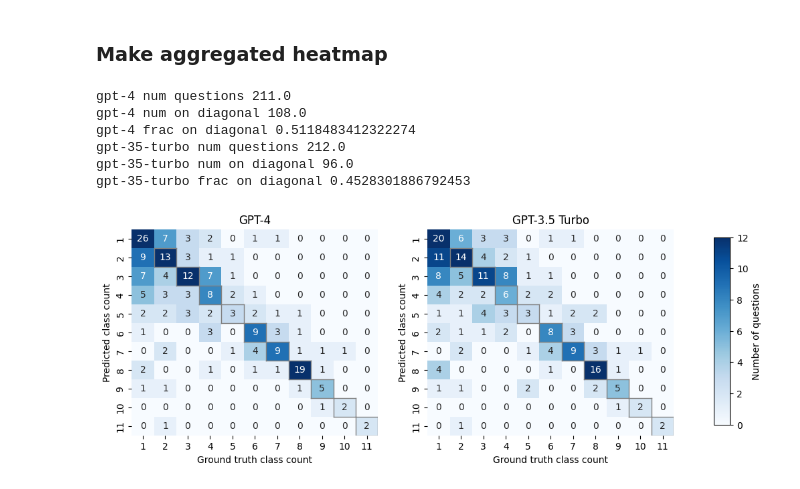
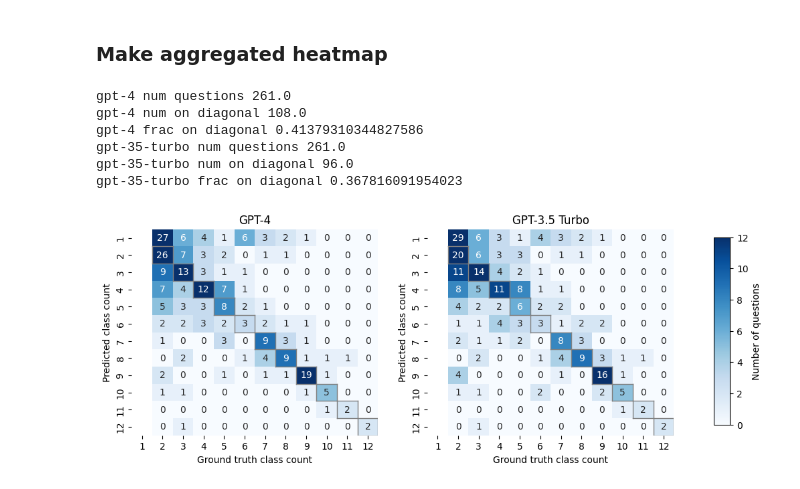
Before and after one commit to csinva/pedidose-efic-analysis, a Jupyter notebook: notebooks/02_theme_classification_site_level.ipynb, the cells around one changed output. Drawn from its saved outputs; the diff is of its cells as text; code cells hidden in the pictures.

```diff
--- a/notebooks/02_theme_classification_site_level.ipynb
+++ b/notebooks/02_theme_classification_site_level.ipynb
@@ -114,7 +118,7 @@ for i, checkpoint in enumerate(checkpoints):
         except:
             print(
                 f'Failed to load classification_confusion_matrix_{site}_{checkpoint.split("/")[-1]}.pkl')
-    mat = mat[1:, 1:]
+    mat[:, 0] = np.nan
     mats.append(mat)
 
 
@@ -131,35 +135,35 @@ for i, checkpoint in enumerate(checkpoints):
     ax.set_yticks(np.arange(mat.shape[0]) +
                   0.5, np.arange(np.max(mat.shape[0])) + 1)
     dvu.outline_diagonal(mat.shape, roffset=0.5,
                          coffset=0.5, skip_rows=[0], ax=ax)
     ax.set_ylabel('Predicted class count')
     ax.set_xlabel('Ground truth class count')
     ax.set_title(imodelsx.viz.CHECKPOINTS_RENAME_DICT.get(
         checkpoint, checkpoint))
     # plt.savefig(
     # f'../figs/classification_heatmap_{checkpoint.split("/")[-1]}.pdf', bbox_inches='tight')
     # plt.savefig(
     # f'../figs/classification_heatmap_{checkpoint.split("/")[-1]}.png', bbox_inches='tight', dpi=300)
     print(checkpoint, 'num questions', np.nansum(mat))
     print(checkpoint, 'num on diagonal', np.nansum(np.diag(mat)))
     print(checkpoint, 'frac on diagonal',
           np.nansum(np.diag(mat)) / np.nansum(mat))
 
 
 # add colorbar separately
 fig.subplots_adjust(right=0.8)
 cbar_ax = fig.add_axes([0.85, 0.15, 0.02, 0.7])
 fig.colorbar(axes[0].collections[0], cax=cbar_ax, label='Number of questions')
 
 plt.savefig('../figs/theme_classification.pdf', bbox_inches='tight')
 plt.savefig('../figs/theme_classification.png',
             bbox_inches='tight', dpi=300)
 plt.show()
 # %% [output]
-gpt-4 num questions 211.0
+gpt-4 num questions 261.0
 gpt-4 num on diagonal 108.0
-gpt-4 frac on diagonal 0.5118483412322274
-gpt-35-turbo num questions 212.0
+gpt-4 frac on diagonal 0.41379310344827586
+gpt-35-turbo num questions 261.0
 gpt-35-turbo num on diagonal 96.0
-gpt-35-turbo frac on diagonal 0.4528301886792453
+gpt-35-turbo frac on diagonal 0.367816091954023
-[figure, old version]
+[figure, new version]
```
Also changed, not shown: parts of 1 cell of this notebook, 3 other files.
